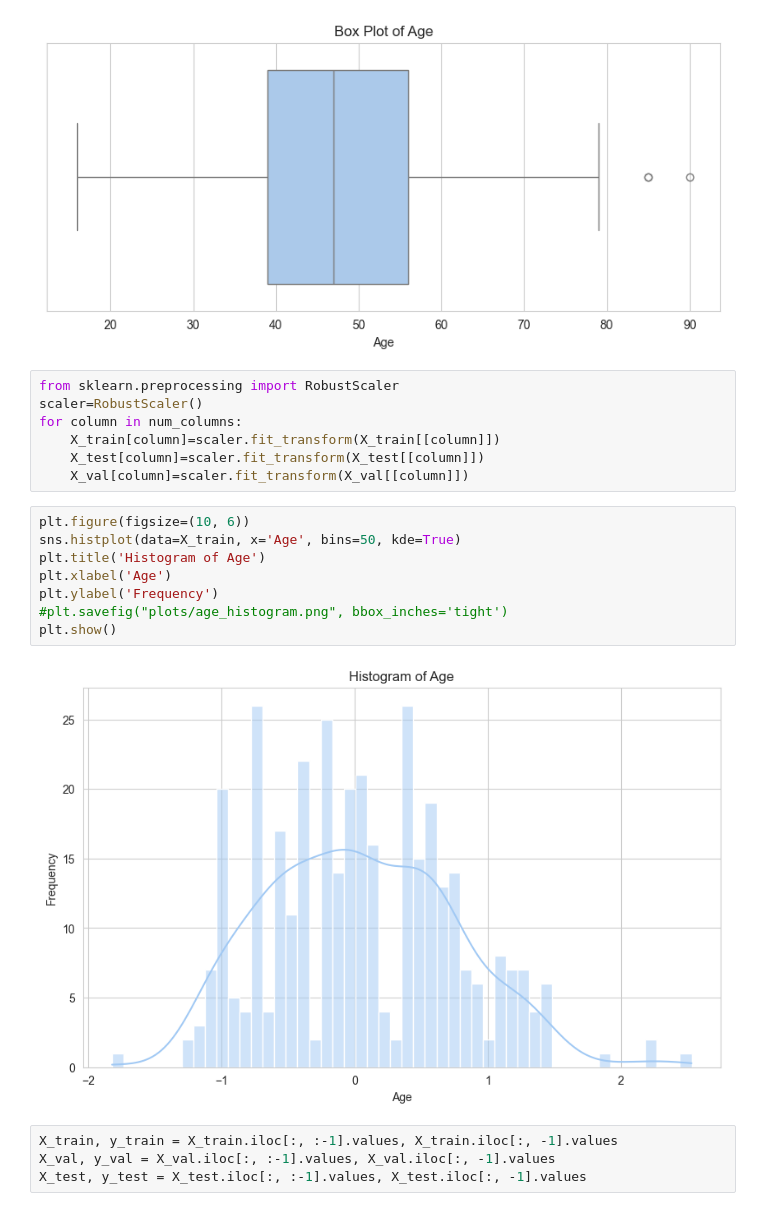
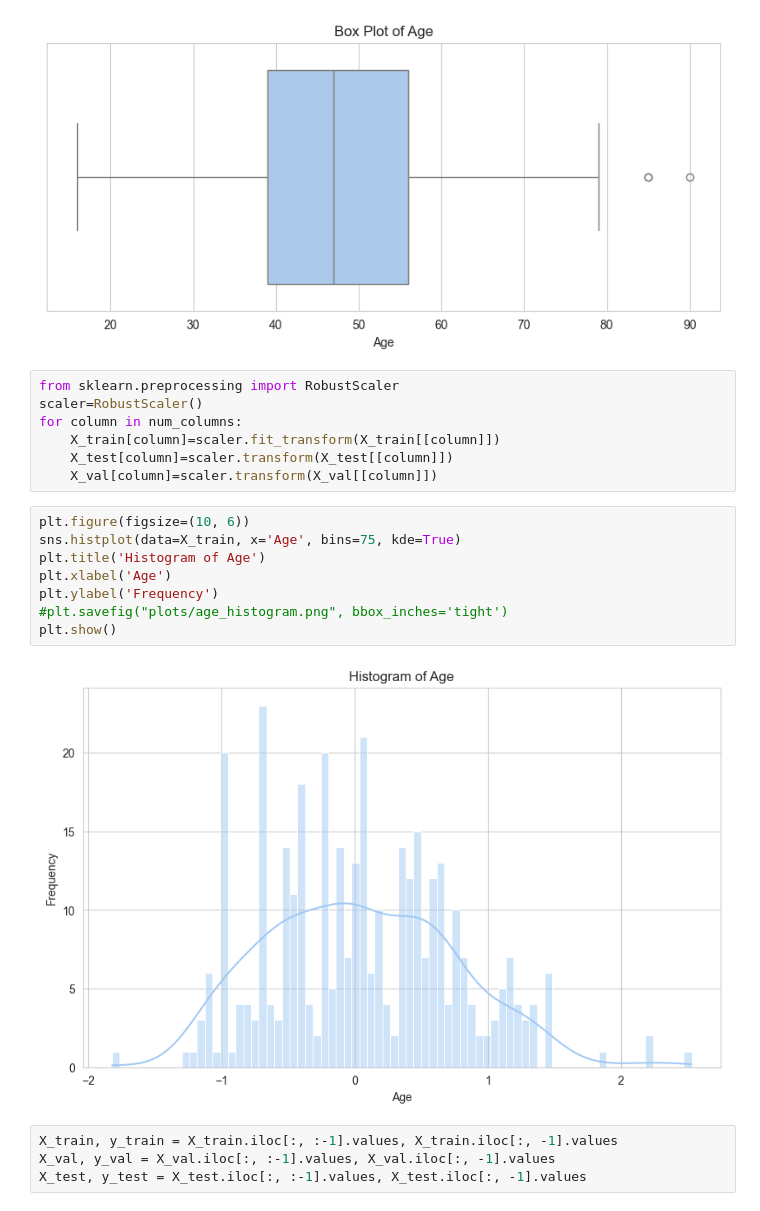
Before and after one commit to sathwikmethari/Diabetes-risk-pred, a Jupyter notebook: Pytorch_version.ipynb, the cells around one changed output. Drawn from its saved outputs; the diff is of its cells as text.

```diff
--- a/Pytorch_version.ipynb
+++ b/Pytorch_version.ipynb
@@ -128,18 +128,18 @@ from sklearn.preprocessing import RobustScaler
 scaler=RobustScaler()
 for column in num_columns:
     X_train[column]=scaler.fit_transform(X_train[[column]])
-    X_test[column]=scaler.fit_transform(X_test[[column]])
-    X_val[column]=scaler.fit_transform(X_val[[column]])
+    X_test[column]=scaler.transform(X_test[[column]])
+    X_val[column]=scaler.transform(X_val[[column]])
 # %%
 plt.figure(figsize=(10, 6))
-sns.histplot(data=X_train, x='Age', bins=50, kde=True)
+sns.histplot(data=X_train, x='Age', bins=75, kde=True)
 plt.title('Histogram of Age')
 plt.xlabel('Age')
 plt.ylabel('Frequency')
 #plt.savefig("plots/age_histogram.png", bbox_inches='tight')
 plt.show()
 # %% [output]
-[figure, old version]
+[figure, new version]
 # %%
 X_train, y_train = X_train.iloc[:, :-1].values, X_train.iloc[:, -1].values
 X_val, y_val = X_val.iloc[:, :-1].values, X_val.iloc[:, -1].values
```
Also changed, not shown: parts of 1 cell of this notebook, 1 other file.
